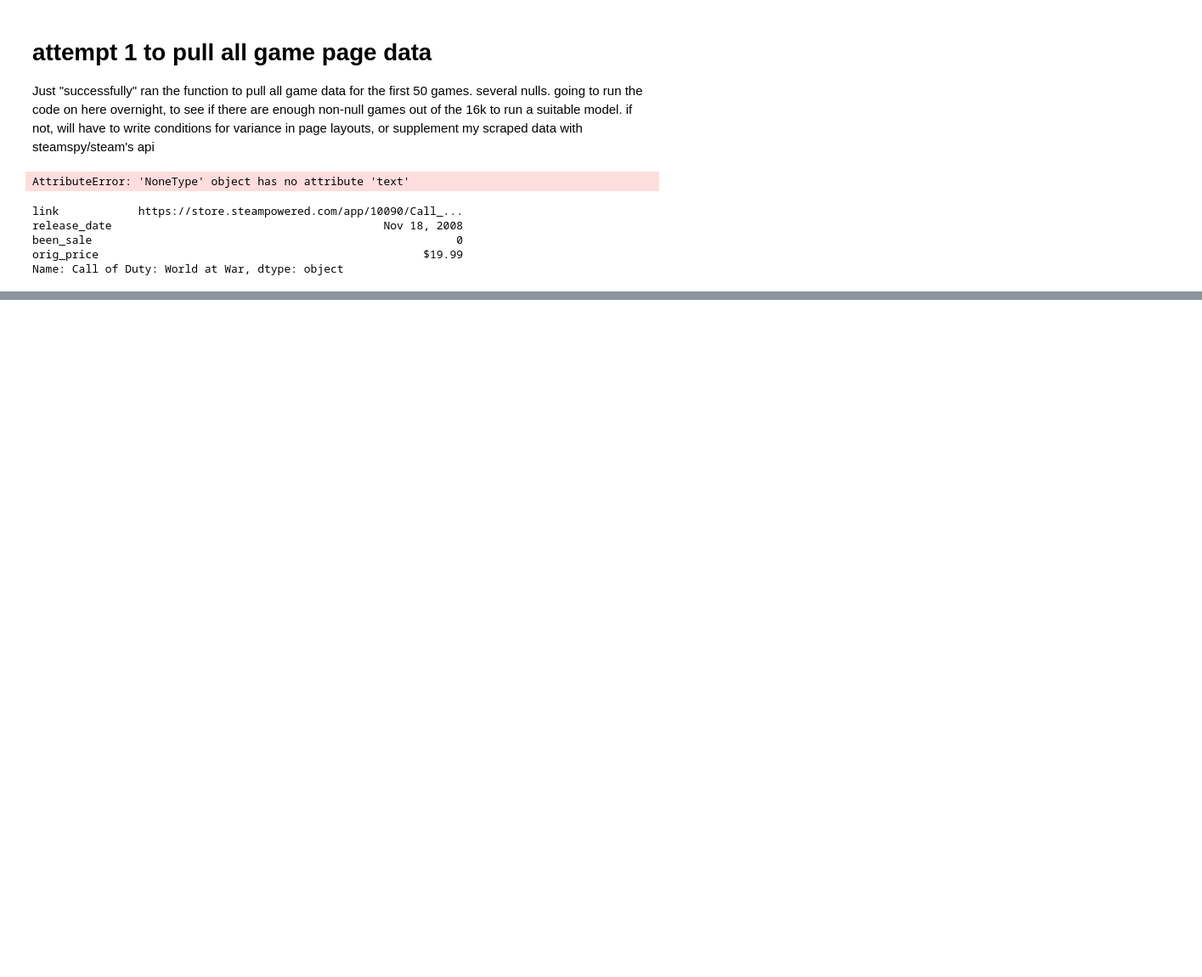
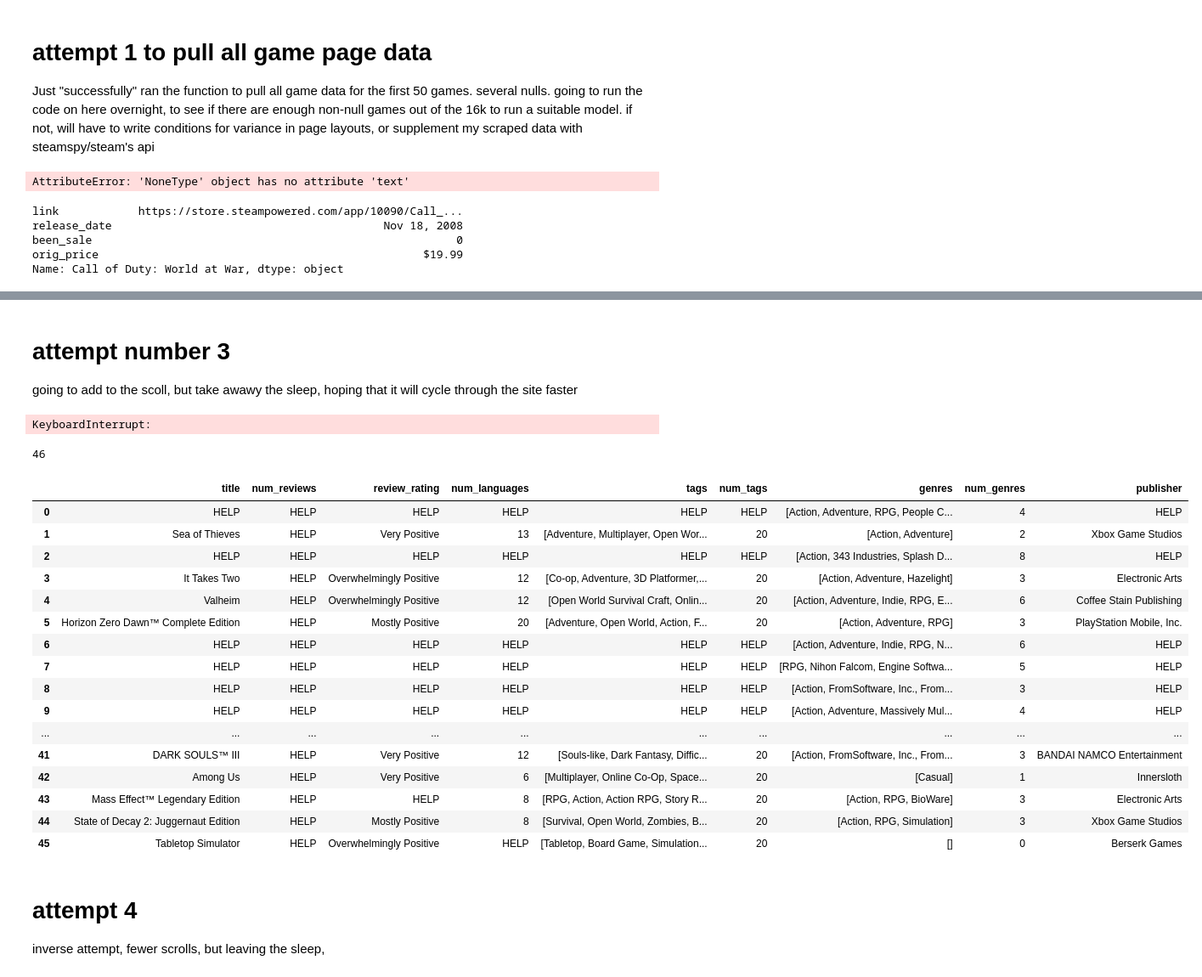
Before and after one commit to MichaelHarnett/Regression_Metis, a Jupyter notebook: selenium_scrap.ipynb, the cells around one changed output, grey strips where cells are left out. Shown at 85% size. Saved outputs shown, nothing was run; the diff lists cells and outputs as text; code cells hidden in the pictures; blank space fills up the shorter version.

```diff
--- a/selenium_scrap.ipynb
+++ b/selenium_scrap.ipynb
@@ -289,0 +397,5 @@ memory usage: 22.0+ KB
+# %%
+games_info = []
+
+for url in gamesdf1.link:
+    games_info.append(get_game_details(url))
@@ -289,0 +443,4 @@ memory usage: 22.0+ KB
+# %% [markdown]
+# attempt number 3
+
+going to add to the scoll, but take awawy the sleep, hoping that it will cycle through the site faster
@@ -289,0 +565,11 @@ memory usage: 22.0+ KB
+# %%
+games_info = []
+
+for url in gamesdf1.link:
+    games_info.append(get_game_details(url))
+# %% [output]
+KeyboardInterrupt:
+# %%
+len(games_info)
+# %% [output]
+46
@@ -289,0 +585,22 @@ memory usage: 22.0+ KB
+# %%
+games_info = pd.DataFrame(games_info)
+# %%
+games_info
+# %% [output]
+|  | title | num_reviews | review_rating | num_languages | tags | num_tags | genres | num_genres | publisher |
+| 0 | HELP | HELP | HELP | HELP | HELP | HELP | [Action, Adventure, RPG, People C... | 4 | HELP |
+| 1 | Sea of Thieves | HELP | Very Positive | 13 | [Adventure, Multiplayer, Open Wor... | 20 | [Action, Adventure] | 2 | Xbox Game Studios |
+| 2 | HELP | HELP | HELP | HELP | HELP | HELP | [Action, 343 Industries, Splash D... | 8 | HELP |
+| 3 | It Takes Two | HELP | Overwhelmingly Positive | 12 | [Co-op, Adventure, 3D Platformer,... | 20 | [Action, Adventure, Hazelight] | 3 | Electronic Arts |
+| 4 | Valheim | HELP | Overwhelmingly Positive | 12 | [Open World Survival Craft, Onlin... | 20 | [Action, Adventure, Indie, RPG, E... | 6 | Coffee Stain Publishing |
+| 5 | Horizon Zero Dawn™ Complete Edition | HELP | Mostly Positive | 20 | [Adventure, Open World, Action, F... | 20 | [Action, Adventure, RPG] | 3 | PlayStation Mobile, Inc. |
+| 6 | HELP | HELP | HELP | HELP | HELP | HELP | [Action, Adventure, Indie, RPG, N... | 6 | HELP |
+| 7 | HELP | HELP | HELP | HELP | HELP | HELP | [RPG, Nihon Falcom, Engine Softwa... | 5 | HELP |
+| 8 | HELP | HELP | HELP | HELP | HELP | HELP | [Action, FromSoftware, Inc., From... | 3 | HELP |
+| 9 | HELP | HELP | HELP | HELP | HELP | HELP | [Action, Adventure, Massively Mul... | 4 | HELP |
+| ... | ... | ... | ... | ... | ... | ... | ... | ... | ... |
+| 41 | DARK SOULS™ III | HELP | Very Positive | 12 | [Souls-like, Dark Fantasy, Diffic... | 20 | [Action, FromSoftware, Inc., From... | 3 | BANDAI NAMCO Entertainment |
+| 42 | Among Us | HELP | Very Positive | 6 | [Multiplayer, Online Co-Op, Space... | 20 | [Casual] | 1 | Innersloth |
+| 43 | Mass Effect™ Legendary Edition | HELP | HELP | 8 | [RPG, Action, Action RPG, Story R... | 20 | [Action, RPG, BioWare] | 3 | Electronic Arts |
+| 44 | State of Decay 2: Juggernaut Edition | HELP | Mostly Positive | 8 | [Survival, Open World, Zombies, B... | 20 | [Action, RPG, Simulation] | 3 | Xbox Game Studios |
+| 45 | Tabletop Simulator | HELP | Overwhelmingly Positive | HELP | [Tabletop, Board Game, Simulation... | 20 | [] | 0 | Berserk Games |
@@ -289,0 +609,3 @@ memory usage: 22.0+ KB
+# %% [markdown]
+# attempt 4
+inverse attempt, fewer scrolls, but leaving the sleep,
```
Also changed, not shown: parts of 13 cells of this notebook.
